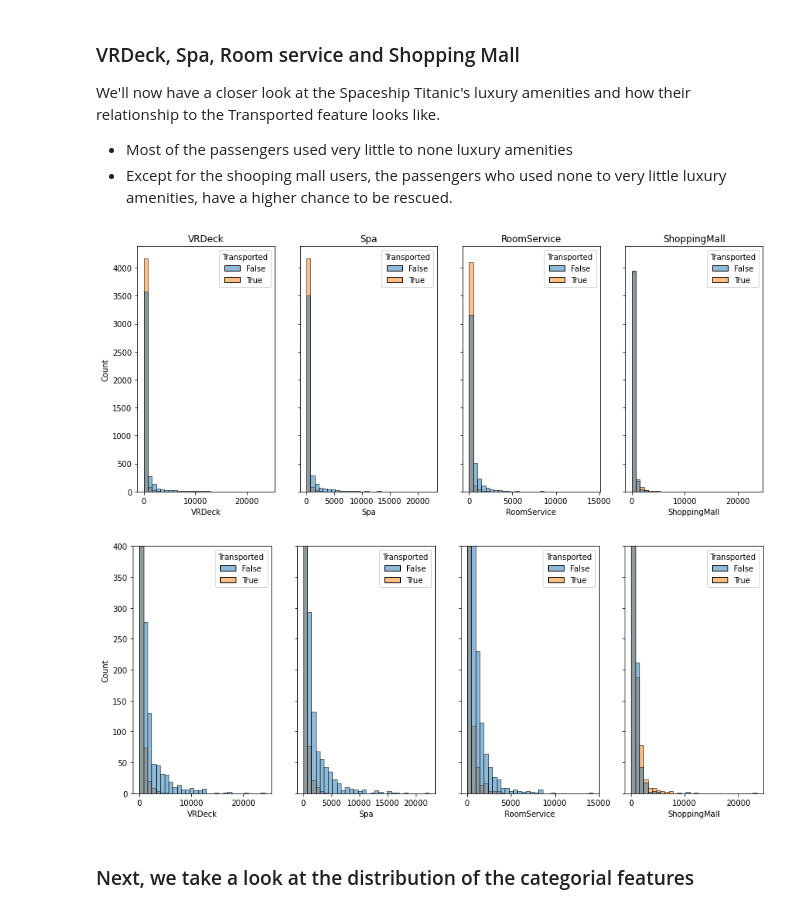
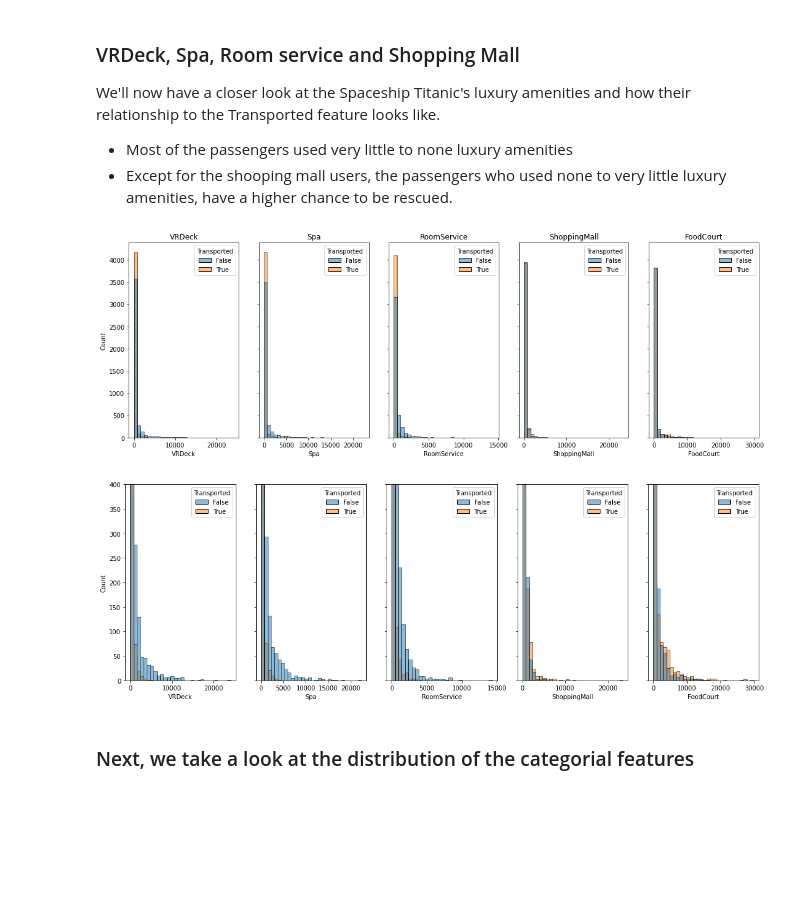
Before and after one commit to danielsaiger1/Data_Analytics, a Jupyter notebook: spaceship-titanic.ipynb, the cells around one changed output. Saved outputs shown, nothing was run; the diff lists cells and outputs as text; code cells hidden in the pictures; blank space fills up the shorter version.

```diff
--- a/spaceship-titanic.ipynb
+++ b/spaceship-titanic.ipynb
@@ -227,20 +227,20 @@ We'll now have a closer look at the Spaceship Titanic's luxury amenities and how
 * Most of the passengers used very little to none luxury amenities
 * Except for the shooping mall users, the passengers who used none to very little luxury amenities, have a higher chance to be rescued.
 # %%
-lux_am = ['VRDeck', 'Spa', 'RoomService', 'ShoppingMall']
+lux_am = ['VRDeck', 'Spa', 'RoomService', 'ShoppingMall', 'FoodCourt']
 
-fig, axs = plt.subplots(ncols = len(lux_am), nrows = 1, sharey='row', figsize = (12,5))
+fig, axs = plt.subplots(ncols = len(lux_am), nrows = 1, sharey='row', figsize = (15,5))
 fig.tight_layout()
 
 
 for i, feat in enumerate(lux_am):
     ax = sns.histplot(data = train, x = feat, bins = 30,hue = 'Transported', ax = axs[i])
     ax.set_title(feat)
 # %% [output]
-[figure, old version]
+[figure, new version]
 # %%
 # zooming in to the guests who used more of the luxury amenities
-fig, axs = plt.subplots(ncols = len(lux_am), nrows = 1, sharey='row', figsize = (12,5))
+fig, axs = plt.subplots(ncols = len(lux_am), nrows = 1, sharey='row', figsize = (15,5))
 fig.tight_layout()
 
 
@@ -254,7 +254,7 @@ for i, feat in enumerate(lux_am):
         ax.set_title(feat)
         handles, labels = ax.get_legend_handles_labels()
 # %% [output]
-[figure, old version]
+[figure, new version]
 # %% [markdown]
 ### Next, we take a look at the distribution of the categorial features
 # %%
```
Also changed, not shown: parts of 10 cells of this notebook.
